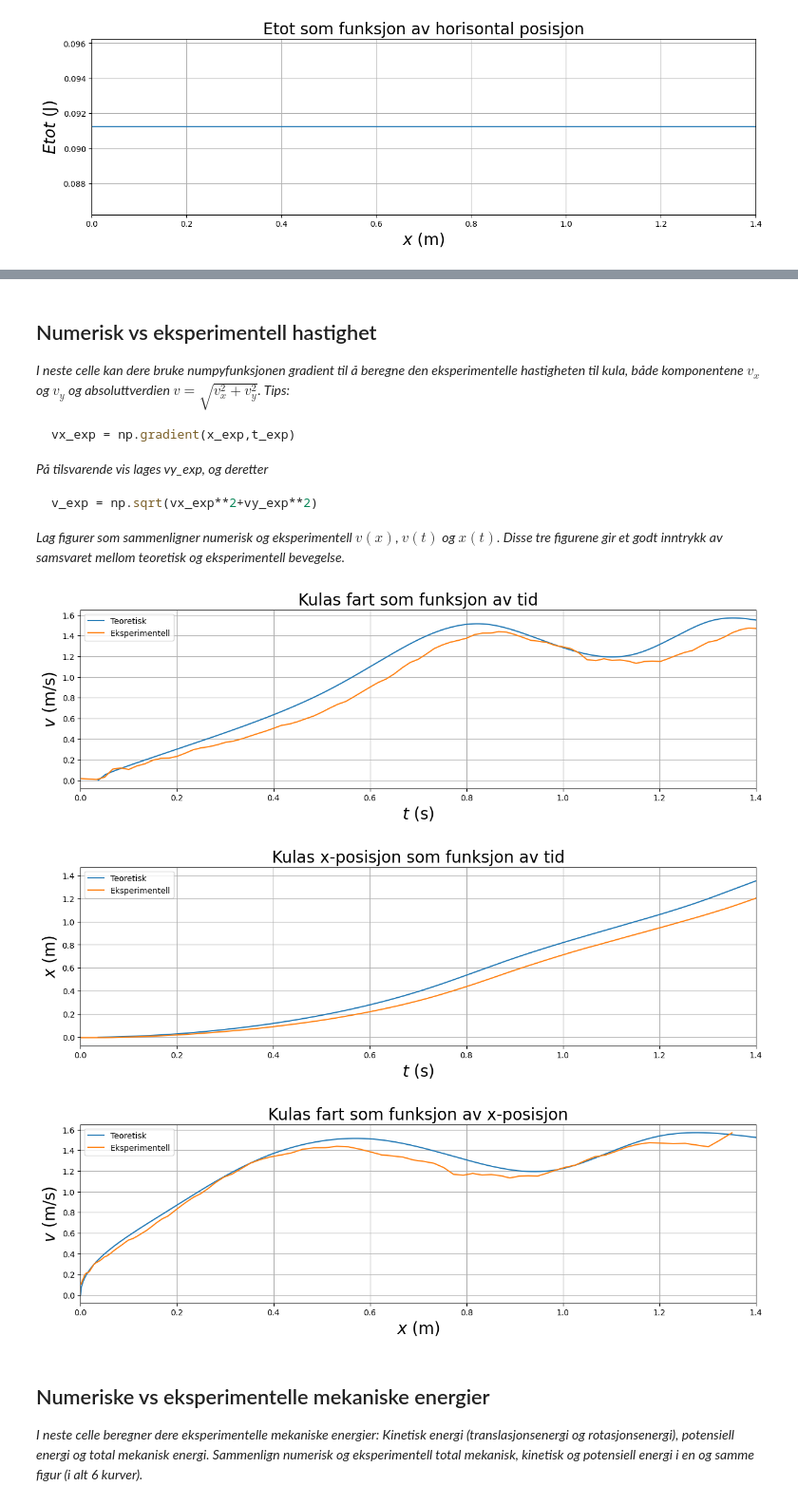
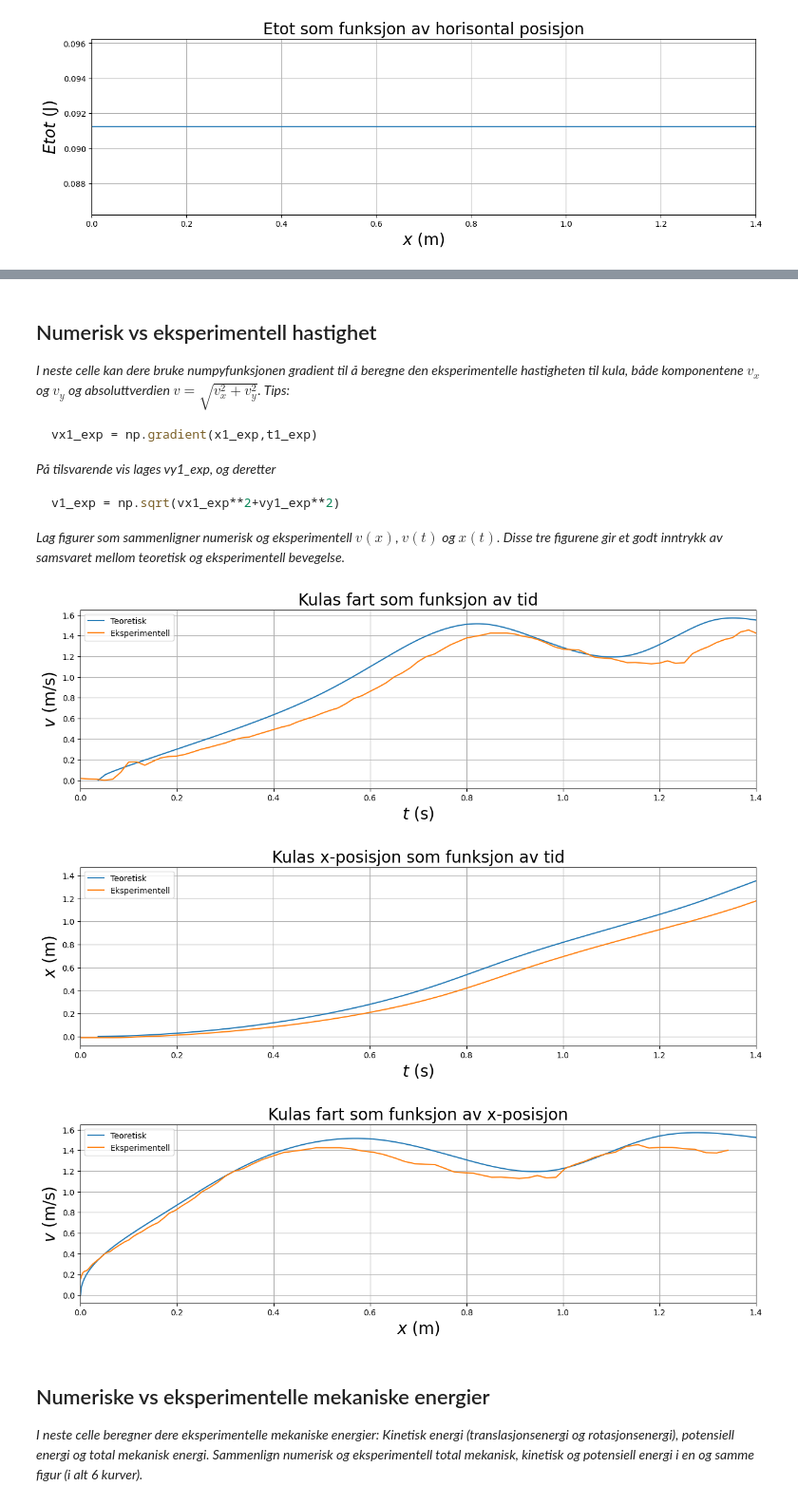
Before and after one commit to fnilsen1/TFY4115-lab, a Jupyter notebook: mal_V24.ipynb, the cells around one changed output, grey strips where cells are left out. Shown at 95% size. Cells and saved outputs as stored; diff of their text form; code cells hidden in the pictures.

````diff
--- a/mal_V24.ipynb
+++ b/mal_V24.ipynb
@@ -342,23 +350,39 @@ drive.mount('/content/drive')
 
 *I neste celle kan dere bruke numpyfunksjonen gradient til å beregne den eksperimentelle hastigheten til kula, både komponentene $v_x$ og $v_y$ og absoluttverdien $v = \sqrt{v_x^2+v_y^2}$. Tips:*
 ```python
-vx_exp = np.gradient(x_exp,t_exp)
+vx1_exp = np.gradient(x1_exp,t1_exp)
 ```
-*På tilsvarende vis lages vy_exp, og deretter*
+*På tilsvarende vis lages vy1_exp, og deretter*
 ```python
-v_exp = np.sqrt(vx_exp**2+vy_exp**2)
+v1_exp = np.sqrt(vx1_exp**2+vy1_exp**2)
 ```
 *Lag figurer som sammenligner numerisk og eksperimentell $v(x)$, $v(t)$ og $x(t)$. Disse tre figurene gir et godt inntrykk av samsvaret mellom teoretisk og eksperimentell bevegelse.*
 # %%
 #Beregning av eksperimentell v_x, v_y og v
-x_exp = np.array(x_exp, dtype=float)
-y_exp = np.array(y_exp, dtype=float)
-t_exp = np.array(t_exp, dtype=float)
 
-vx_exp = np.gradient(x_exp,t_exp)
-vy_exp = np.gradient(y_exp,t_exp)
-v_exp = np.sqrt(vx_exp**2+vy_exp**2)
+vx1_exp, vy1_exp = np.gradient(x1_exp,t1_exp), np.gradient(y1_exp,t1_exp)
+v1_exp = np.sqrt(vx1_exp**2+vy1_exp**2)
 
+vx2_exp, vy2_exp = np.gradient(x2_exp,t2_exp), np.gradient(y2_exp,t2_exp)
+v2_exp = np.sqrt(vx2_exp**2+vy2_exp**2)
+
+vx3_exp, vy3_exp = np.gradient(x3_exp,t3_exp), np.gradient(y3_exp,t3_exp)
+v3_exp = np.sqrt(vx3_exp**2+vy3_exp**2)
+
+vx4_exp, vy4_exp = np.gradient(x4_exp,t4_exp), np.gradient(y4_exp,t4_exp)
+v4_exp = np.sqrt(vx4_exp**2+vy4_exp**2)
+
+vx5_exp, vy5_exp = np.gradient(x5_exp,t5_exp), np.gradient(y5_exp,t5_exp)
+v5_exp = np.sqrt(vx5_exp**2+vy5_exp**2)
+
+vx6_exp, vy6_exp = np.gradient(x6_exp,t6_exp), np.gradient(y6_exp,t6_exp)
+v6_exp = np.sqrt(vx6_exp**2+vy6_exp**2)
+
+vx7_exp, vy7_exp = np.gradient(x7_exp,t7_exp), np.gradient(y7_exp,t7_exp)
+v7_exp = np.sqrt(vx7_exp**2+vy7_exp**2)
+
+vx8_exp, vy8_exp = np.gradient(x8_exp,t8_exp), np.gradient(y8_exp,t8_exp)
+v8_exp = np.sqrt(vx8_exp**2+vy8_exp**2)
 
 # for a segment i
 # all of the time differences
@@ -388,7 +412,7 @@ plt.figure(figsize=(15,4))
 # TEORETISK GRAF
 plt.plot(tArray, vArray, label = 'Teoretisk')
 # EXMPERIMENTELL GRAF
-plt.plot(t_exp,v_exp,label = 'Eksperimentell')
+plt.plot(t1_exp,v1_exp,label = 'Eksperimentell')
 plt.title('Kulas fart som funksjon av tid', fontsize=20)
 plt.xlabel('$t$ (s)', fontsize=20)
 plt.ylabel('$v$ (m/s)', fontsize=20)
@@ -397,38 +421,38 @@ plt.legend()
 plt.grid()
 plt.show()
 
 # Plot av x(t)
 plt.figure(figsize=(15,4))
 # TEORETISK GRAF
 plt.plot(tArray, x, label = 'Teoretisk')
 # EXMPERIMENTELL GRAF
-plt.plot(t_exp,x_exp, label = 'Eksperimentell')
+plt.plot(t1_exp,x1_exp, label = 'Eksperimentell')
 
 plt.title('Kulas x-posisjon som funksjon av tid', fontsize=20)
 plt.xlabel('$t$ (s)', fontsize=20)
 plt.ylabel('$x$ (m)', fontsize=20)
 plt.xlim(0, 1.400)
 plt.legend()
 plt.grid()
 plt.show()
 
 # Plot av v(x)
 plt.figure(figsize=(15,4))
 # TEORETISK GRAF
 plt.plot(x, vArray, label = 'Teoretisk')
 # EXMPERIMENTELL GRAF
-plt.plot(x_exp,v_exp, label = 'Eksperimentell')
+plt.plot(x1_exp,v1_exp, label = 'Eksperimentell')
 plt.title('Kulas fart som funksjon av x-posisjon', fontsize=20)
 plt.xlabel('$x$ (m)', fontsize=20)
 plt.ylabel('$v$ (m/s)', fontsize=20)
 plt.xlim(0, 1.400)
 plt.legend()
 plt.grid()
 plt.show()
 # %% [output]
-[figure, old version]
+[figure, new version]
-[figure, old version]
+[figure, new version]
-[figure, old version]
+[figure, new version]
 # %% [markdown]
 ## Numeriske vs eksperimentelle mekaniske energier
 
````
Also changed, not shown: parts of 10 cells of this notebook.
